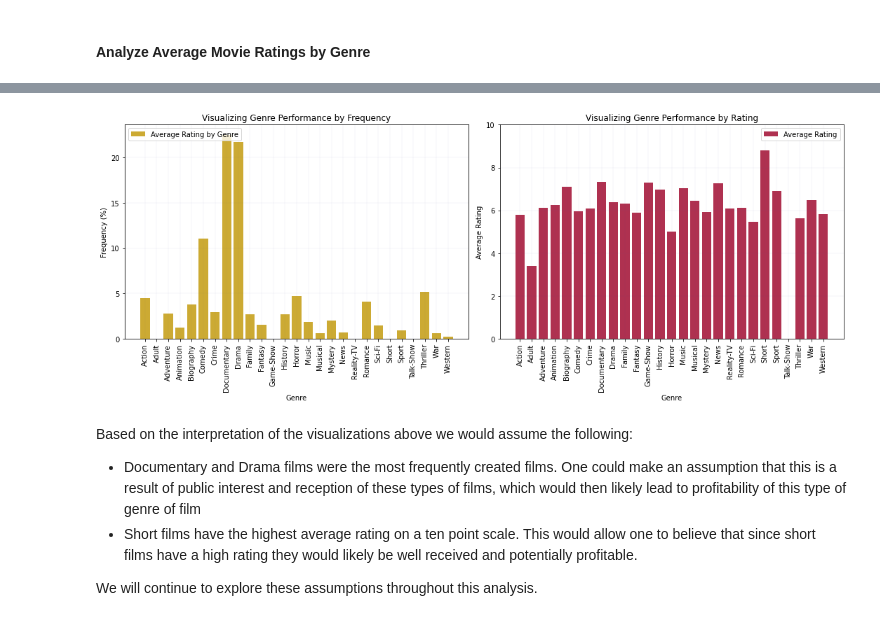
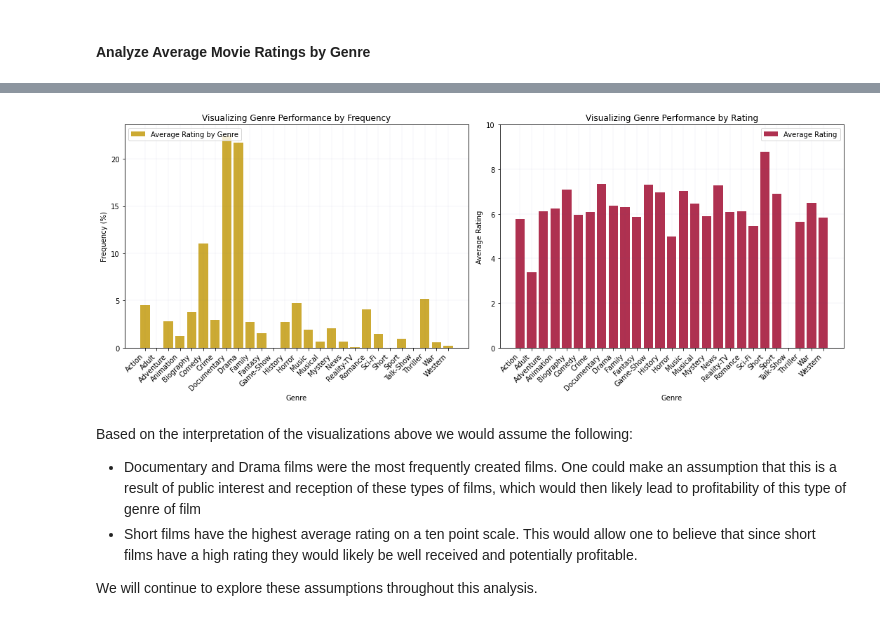
Before and after one commit to LaurenElaine/dsc-phase-1-project-v2-4, a Jupyter notebook: Microsoft Movie Studio Recommendations.ipynb, the cells around one changed output, grey strips where cells are left out. Cells and saved outputs as stored; diff of their text form; code cells hidden in the pictures.

```diff
--- a/Microsoft Movie Studio Recommendations.ipynb
+++ b/Microsoft Movie Studio Recommendations.ipynb
@@ -737,36 +737,36 @@ import matplotlib.pyplot as plt
 fig, (ax1, ax2) = plt.subplots(figsize=(15, 6), ncols = 2)
 
 # set the plot, format, and labels for the first bar graph measuring frequency of genres
 ax1.bar(genre_count_proportion.index, genre_count_proportion.values,
        color = '#CCAA33',
        align='center',
        label = 'Average Rating by Genre')
 ax1.set_ylabel('Frequency (%)')
 ax1.set_xlabel('Genre')
 ax1.set_title('Visualizing Genre Performance by Frequency')
-ax1.tick_params(axis='x', labelrotation=90)
+plt.setp(ax1.get_xticklabels(), rotation=45, ha='right') # cite: https://pythonguides.com/matplotlib-x-axis-label/
 ax1.grid(color='#666699', alpha = .5, linestyle='-', linewidth=0.1)
 ax1.legend(loc='upper left')
 
 # set the plot, format, and labels for the second bar graph measuring average rating of genres
 ax2.bar(ratings_mean.index, ratings_mean.values,
        color = '#AF3150',
        align='center',
        label = 'Average Rating')
 ax2.set_ylabel('Average Rating')
 ax2.set_xlabel('Genre')
 ax2.set_title('Visualizing Genre Performance by Rating')
-ax2.tick_params(axis='x', labelrotation=90)
+plt.setp(ax2.get_xticklabels(), rotation=45, ha='right') # cite: https://pythonguides.com/matplotlib-x-axis-label/
 major_ticks = np.arange(0, 12, 2)
 ax2.set_yticks(major_ticks)
 ax2.grid(color='#666699', alpha = .5, linestyle='-', linewidth=0.1)
 ax2.legend(loc = 'upper right')
 
 # format the layout and display the graphs
 fig.tight_layout()
 plt.show()
 # %% [output]
-[figure, old version]
+[figure, new version]
 # %% [markdown]
 Based on the interpretation of the visualizations above we would assume the following:
  - Documentary and Drama films were the most frequently created films. One could make an assumption that this is a result of public interest and reception of these types of films, which would then likely lead to profitability of this type of genre of film
```
Also changed, not shown: parts of 2 cells of this notebook, 1 other file.
